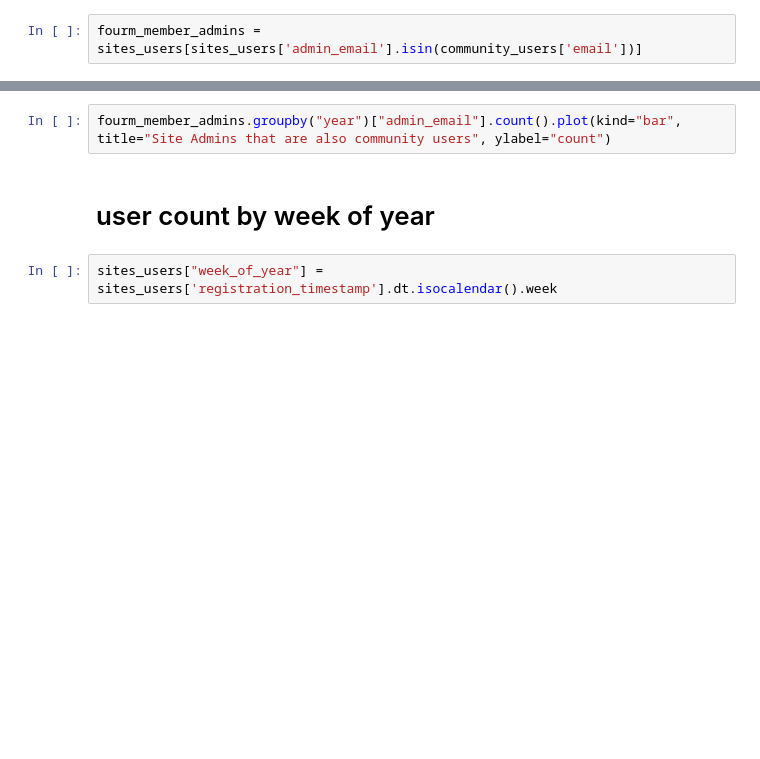
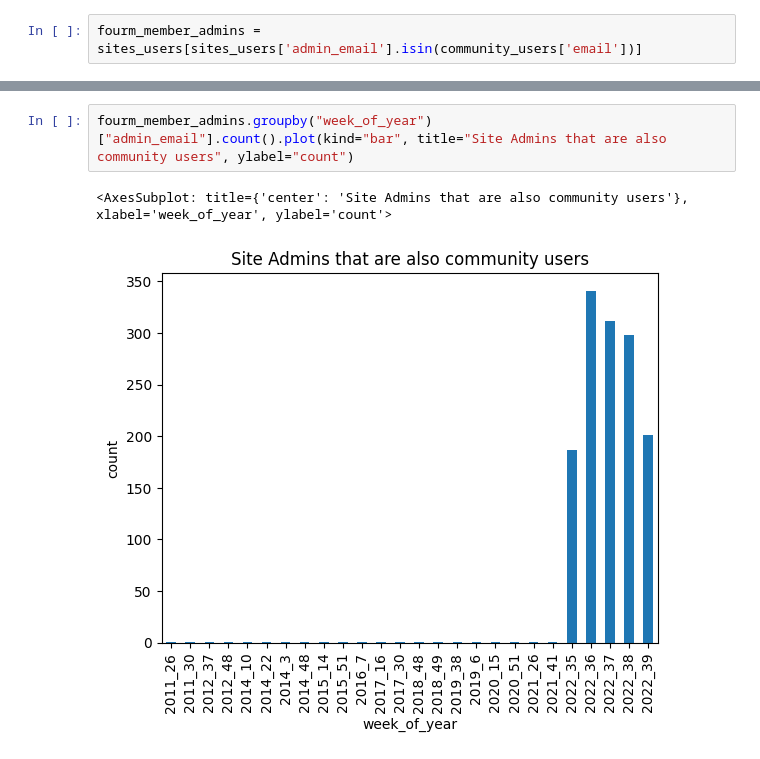
Before and after one commit to Hen0k/moodle_test_challenge, a Jupyter notebook: notebooks/data_analysis.ipynb, the cells around one changed output, grey strips where cells are left out. Saved outputs shown, nothing was run; the diff lists cells and outputs as text; blank space fills up the shorter version.

```diff
--- a/notebooks/data_analysis.ipynb
+++ b/notebooks/data_analysis.ipynb
@@ -45,6 +137,5 @@ fourm_member_admins
 # %%
-fourm_member_admins.groupby("year")["admin_email"].count().plot(kind="bar", title="Site Admins that are also community users", ylabel="count")
+fourm_member_admins.groupby("week_of_year")["admin_email"].count().plot(kind="bar", title="Site Admins that are also community users", ylabel="count")
+# %% [output]
+<AxesSubplot: title={'center': 'Site Admins that are also community users'}, xlabel='week_of_year', ylabel='count'>
+[figure, added]
-# %% [markdown]
-# user count by week of year
-# %%
-sites_users["week_of_year"] = sites_users['registration_timestamp'].dt.isocalendar().week
```
Also changed, not shown: parts of 21 cells of this notebook.
